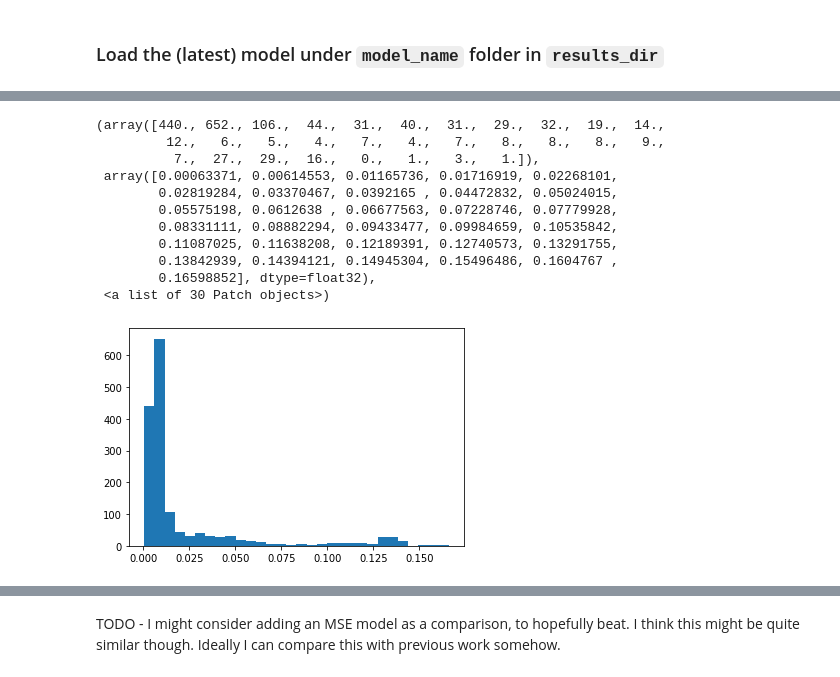
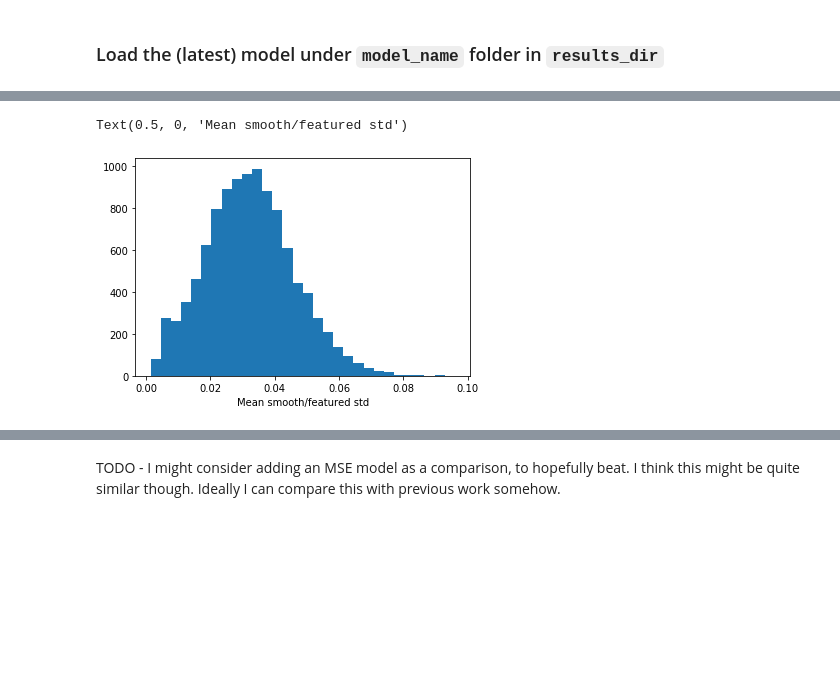
Before and after one commit to colinleach/zoobot, a Jupyter notebook: notebooks/multiq/predictions.ipynb, the cells around one changed output, grey strips where cells are left out. Cells and saved outputs as stored; diff of their text form; code cells hidden in the pictures; blank space fills up the shorter version.

```diff
--- a/notebooks/multiq/predictions.ipynb
+++ b/notebooks/multiq/predictions.ipynb
@@ -80,7 +77,15 @@ if not os.path.exists(save_dir):
 
 # results_dir = '/home/walml/repos/zoobot/data/experiments/live/no_cutouts/iteration_0'
 # results_dir = '/home/walml/repos/zoobot/results/smooth_or_featured_offline'
-results_dir = '/home/walml/repos/zoobot/results/debug'
+# results_dir = '/home/walml/repos/zoobot/results/debug'
+results_dir = '/home/walml/repos/zoobot/results/effnetB0_decals_mf_244px_256init_10k'
+
+questions = [
+    'smooth-or-featured',
+    'has-spiral-arms',
+    'bar',
+    'bulge-size'
+]
 
 # decals cols
 version = 'decals'
@@ -114,21 +119,16 @@ label_cols = [
 #     'bulge-size_no'
 # ]
 
-# questions = [
-#     'smooth-or-featured',
-#     'has-spiral-arms',
-#     'bar',
-#     'bulge-size'
-# ]
+
 
 schema = losses.Schema(label_cols, questions, version=version)
 
-batch_size = 32
-initial_size = 128
-final_size = 64
+batch_size = 16
+initial_size = 256
+final_size = 224
 channels = 3
 
-n_samples = 5
+n_samples = 15
 
 # if loading single test tfrecord
 # tfrecord_locs = [f'data/decals/shards/multilabel_{img_size}/eval/s{initial_size}_shard_0.tfrecord']
@@ -139,6 +139,12 @@ n_samples = 5
 # for all labelled decals galaxies
 train_locs = glob.glob(f'/home/walml/repos/zoobot/data/decals/shards/decals_multiq_{initial_size}/train_shards/*.tfrecord')
 eval_locs = glob.glob(f'/home/walml/repos/zoobot/data/decals/shards/decals_multiq_{initial_size}/eval_shards/*.tfrecord')
+tfrecord_locs = train_locs + eval_locs
+
+
+# for all decals galaxies after filter
+train_locs = glob.glob(f'/home/walml/repos/zoobot/data/decals/shards/multilabel_master_filtered_{initial_size}/train/*.tfrecord')
+eval_locs = glob.glob(f'/home/walml/repos/zoobot/data/decals/shards/multilabel_master_filtered_{initial_size}/eval/*.tfrecord')
 tfrecord_locs = train_locs + eval_locs
 
 # for 10k labelled/filtered GZ2 galaxies
@@ -265,7 +271,7 @@ dataset
 # %%
 # model.predict(dataset).shape
 # %%
-predictions = np.stack([model.predict(dataset.take(50)) for n in range(n_samples)], axis=-1)
+predictions = np.stack([model.predict(dataset) for n in range(n_samples)], axis=-1)
 # %%
 predictions.shape
 # %% [output]
@@ -305,17 +299,8 @@ array([[0.37582836, 0.37798476, 0.35316694, 0.3528749 , 0.3771884 ],
 # %%
 plt.hist(np.std(predictions[:, 0, :], axis=-1), bins=30)
+plt.xlabel('Mean smooth/featured std')
 # %% [output]
-(array([440., 652., 106.,  44.,  31.,  40.,  31.,  29.,  32.,  19.,  14.,
-         12.,   6.,   5.,   4.,   7.,   4.,   7.,   8.,   8.,   8.,   9.,
-          7.,  27.,  29.,  16.,   0.,   1.,   3.,   1.]),
- array([0.00063371, 0.00614553, 0.01165736, 0.01716919, 0.02268101,
-        0.02819284, 0.03370467, 0.0392165 , 0.04472832, 0.05024015,
-        0.05575198, 0.0612638 , 0.06677563, 0.07228746, 0.07779928,
-        0.08331111, 0.08882294, 0.09433477, 0.09984659, 0.10535842,
-        0.11087025, 0.11638208, 0.12189391, 0.12740573, 0.13291755,
-        0.13842939, 0.14394121, 0.14945304, 0.15496486, 0.1604767 ,
-        0.16598852], dtype=float32),
- <a list of 30 Patch objects>)
+Text(0.5, 0, 'Mean smooth/featured std')
-[figure, old version]
+[figure, new version]
 # %%
 assert False
```
Also changed, not shown: parts of 23 cells of this notebook, 4 other files.
